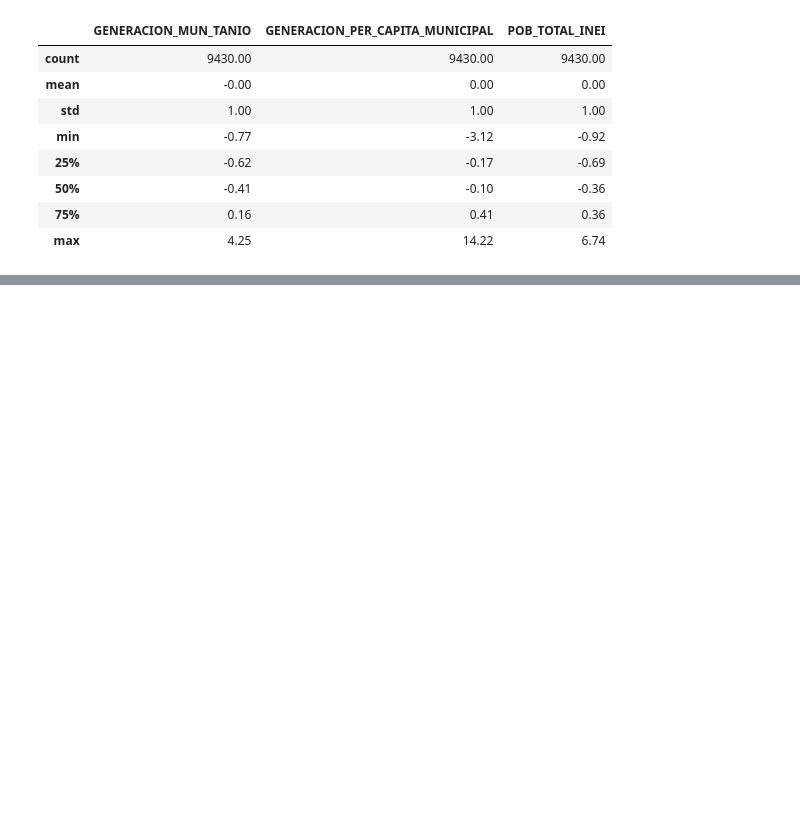
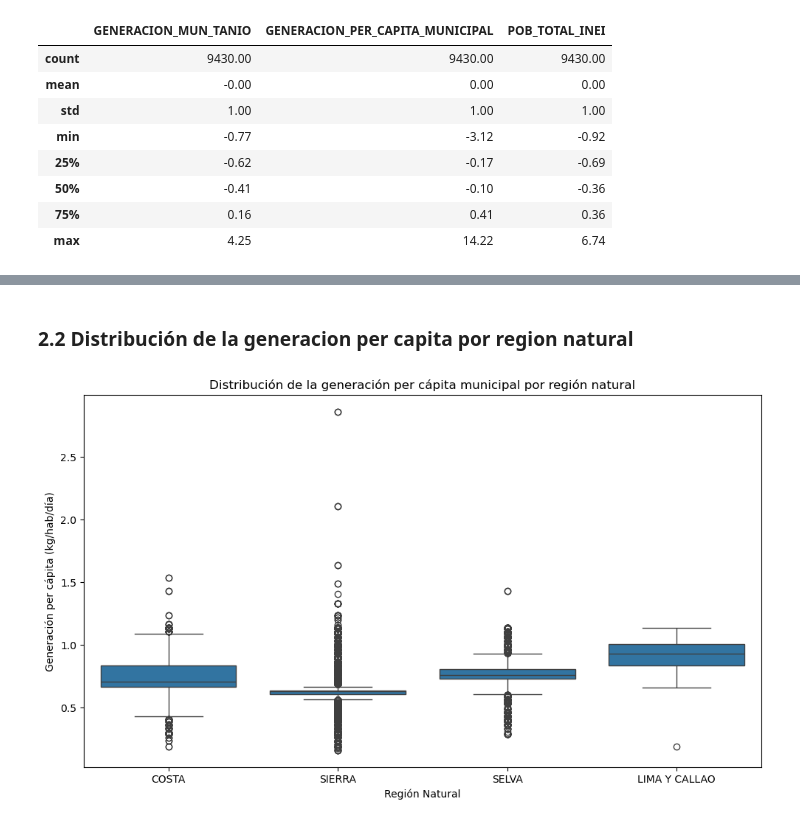
Before and after one commit to daJackLy/agente_residuos, a Jupyter notebook: agente_residuos.ipynb, the cells around one changed output, grey strips where cells are left out. Drawn from its saved outputs; the diff is of its cells as text; code cells hidden in the pictures; blank space fills up the shorter version.

```diff
--- a/agente_residuos.ipynb
+++ b/agente_residuos.ipynb
@@ -166,0 +207,12 @@ tabla_normalizacion
+# %% [markdown]
+### 2.2 Distribución de la generacion per capita por region natural
+# %%
+plt.figure(figsize=(10, 6))
+sns.boxplot(data=df, x="REGION_NATURAL", y="GENERACION_PER_CAPITA_MUNICIPAL", order=["COSTA", "SIERRA", "SELVA", "LIMA Y CALLAO"])
+plt.title("Distribución de la generación per cápita municipal por región natural")
+plt.xlabel("Región Natural")
+plt.ylabel("Generación per cápita (kg/hab/día)")
+plt.tight_layout()
+plt.show()
+# %% [output]
+[figure, added]
```
Also changed, not shown: parts of 10 cells of this notebook.
